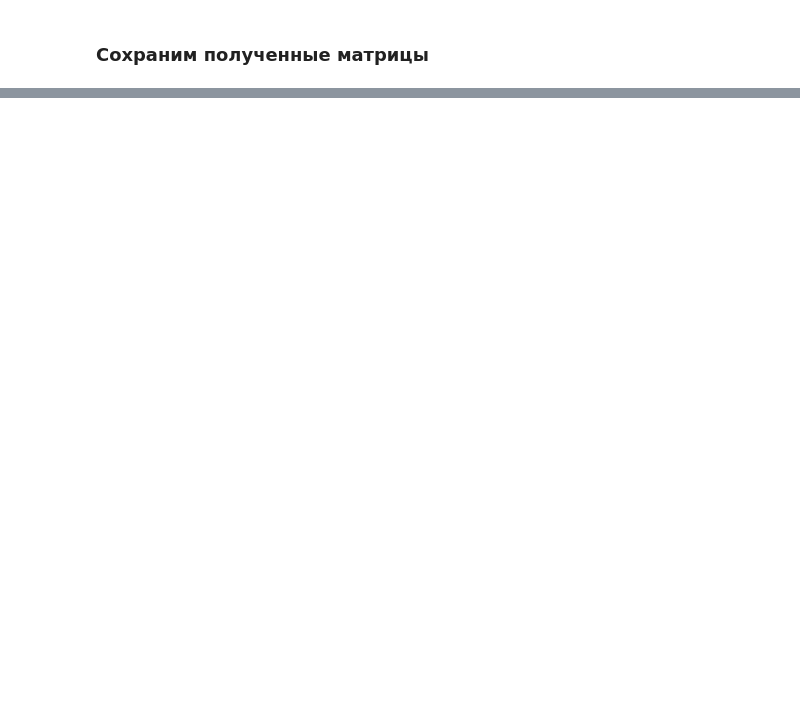
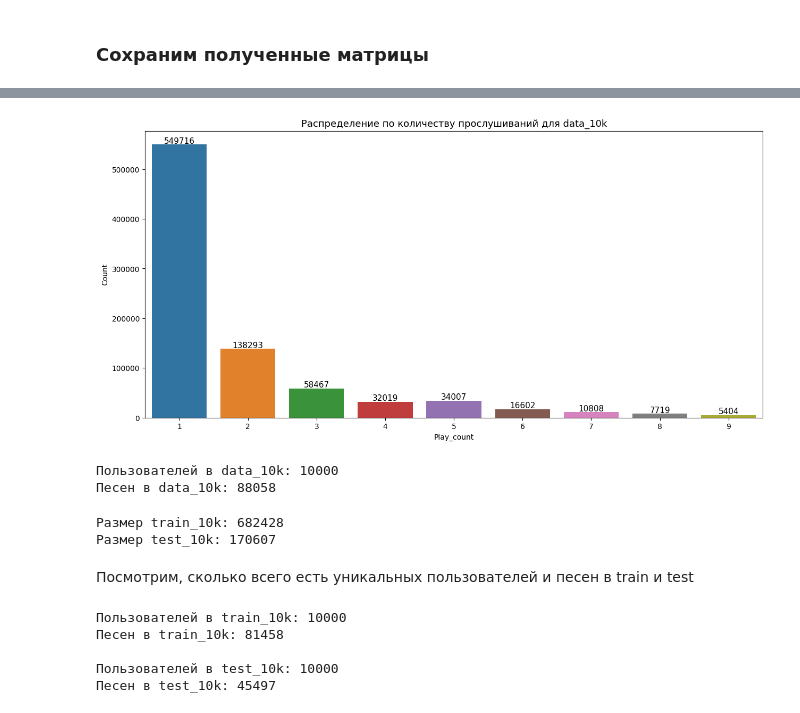
Before and after one commit to maxgalanov/RecSysYearProject, a Jupyter notebook: hse_rec_sys/notebooks/train_test_split.ipynb, the cells around one changed output, grey strips where cells are left out. Drawn from its saved outputs; the diff is of its cells as text; code cells hidden in the pictures; blank space fills up the shorter version.

```diff
--- a/hse_rec_sys/notebooks/train_test_split.ipynb
+++ b/hse_rec_sys/notebooks/train_test_split.ipynb
@@ -185,0 +237,47 @@ save_npz('test_sparse_matrix.npz', test_sparse_matrix.tocoo())
+# %%
+data_10k = data[data.user_id.isin(users_10k.user_id)]
+# %%
+fig = plt.figure(figsize = (15, 7))
+
+ax = sns.countplot(x='play_count', data=data_10k);
+
+for rect in ax.patches:
+    ax.text(rect.get_x() + rect.get_width() / 2, rect.get_height() + 2500,
+            int(rect.get_height()), horizontalalignment='center', fontsize = 11)
+
+plt.title('Распределение по количеству прослушиваний для data_10k', fontsize=13);
+plt.ylabel('Count', fontsize=10);
+plt.xlabel('Play_count',  fontsize=10);
+# %% [output]
+[figure, added]
+# %%
+print(f'Пользователей в data_10k: {data_10k.user_id.nunique()}')
+print(f'Песен в data_10k: {data_10k.song_id.nunique()}')
+# %% [output]
+Пользователей в data_10k: 10000
+Песен в data_10k: 88058
+# %%
+train_10k, test_10k = train_test_split(data_10k,
+                                       stratify=data_10k['user_id'],
+                                       test_size=0.20,
+                                       random_state=17)
+
+print(f'Размер train_10k: {len(train_10k)}')
+print(f'Размер test_10k: {len(test_10k)}')
+# %% [output]
+Размер train_10k: 682428
+Размер test_10k: 170607
+# %% [markdown]
+Посмотрим, сколько всего есть уникальных пользователей и песен в train и test
+# %%
+print(f'Пользователей в train_10k: {train_10k.user_id.nunique()}')
+print(f'Песен в train_10k: {train_10k.song_id.nunique()}', end='\n\n')
+
+print(f'Пользователей в test_10k: {test_10k.user_id.nunique()}')
+print(f'Песен в test_10k: {test_10k.song_id.nunique()}', end='\n\n')
+# %% [output]
+Пользователей в train_10k: 10000
+Песен в train_10k: 81458
+
+Пользователей в test_10k: 10000
+Песен в test_10k: 45497
```
Also changed, not shown: parts of 39 cells of this notebook.
